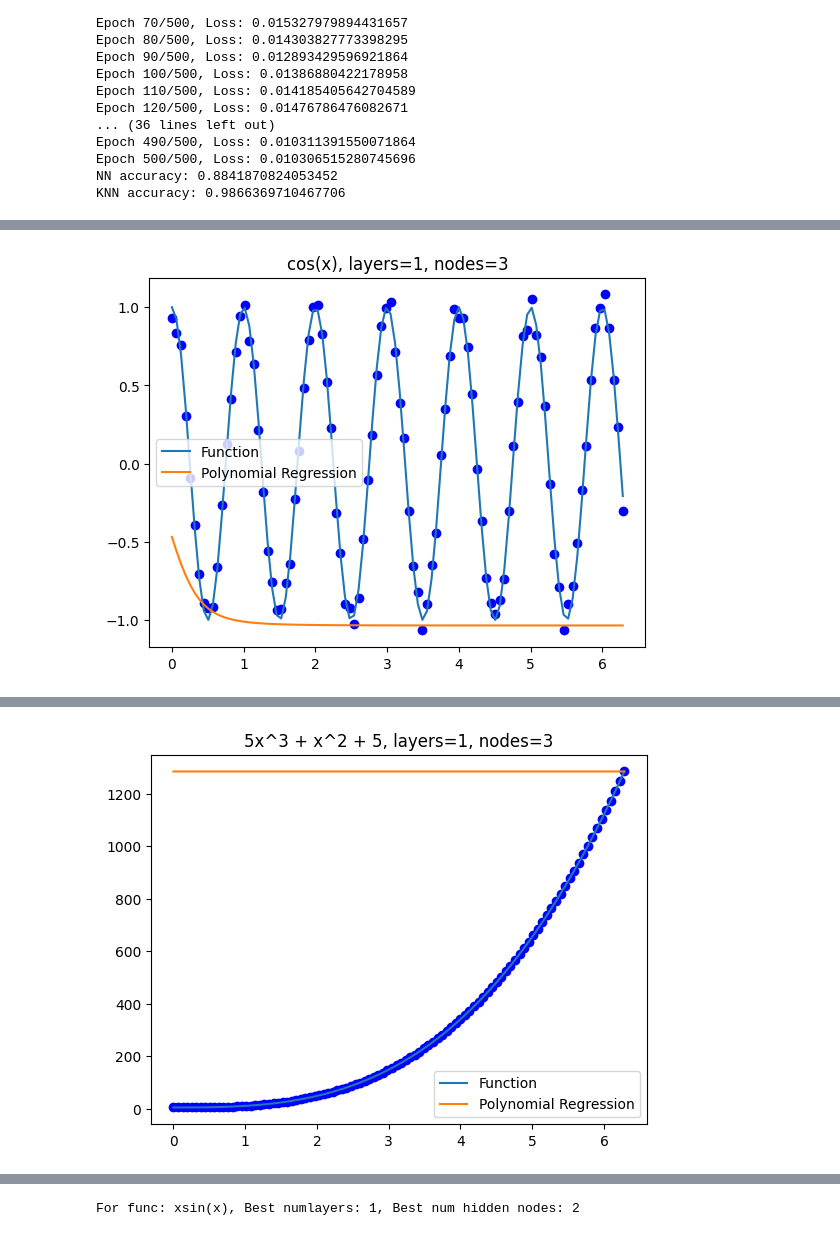
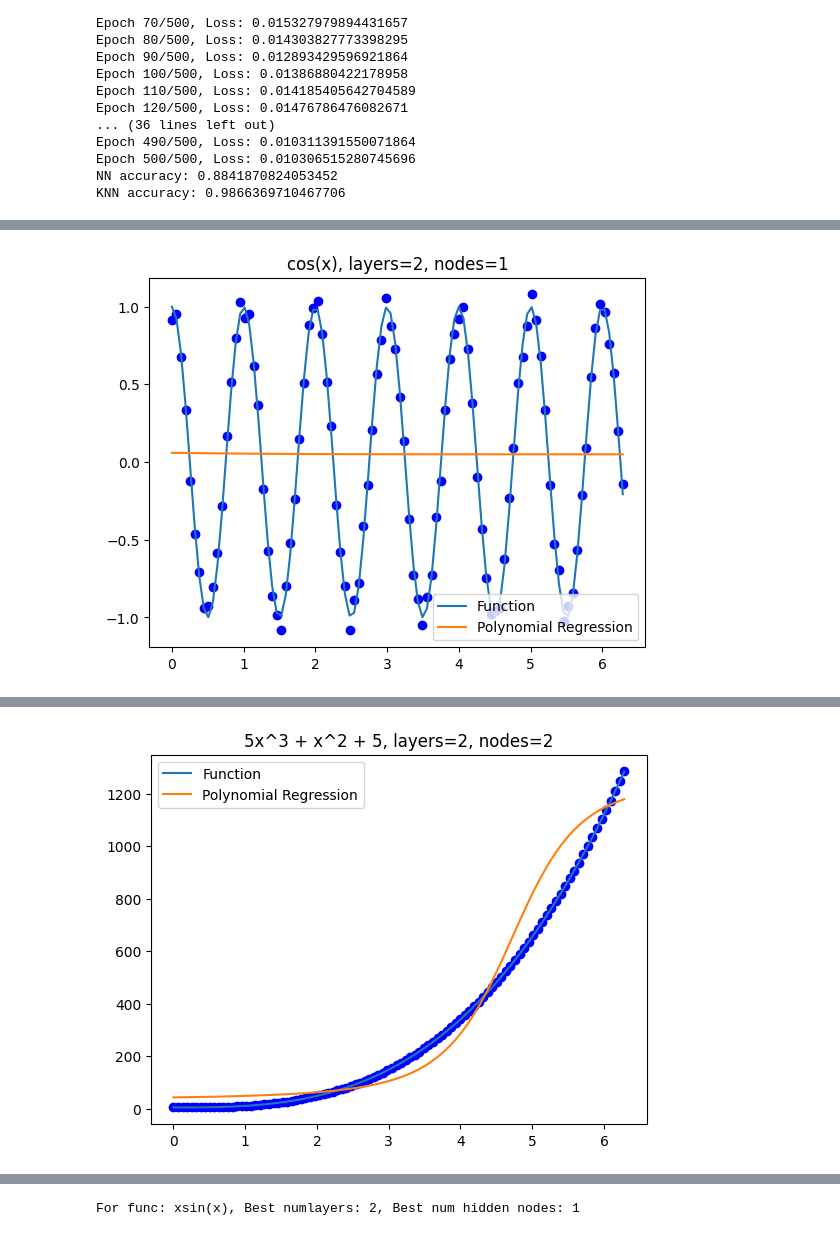
Before and after one commit to wbondarchuk/Neurals, a Jupyter notebook: NN.ipynb, the cells around one changed output, grey strips where cells are left out. Cells and saved outputs as stored; diff of their text form; code cells hidden in the pictures.

```diff
--- a/NN.ipynb
+++ b/NN.ipynb
@@ -318,8 +318,8 @@ for func, func_name in [
     min_val = np.min(y)
     max_val = np.max(y)
     y_norm = (y - min_val) / (max_val - min_val)
-    model = find_best_model(models, x, y, 2)
-    model.fit(x, y)
+    model = find_best_model(models, x, y_norm, 2)
+    model.fit(x, y_norm)
     y_pred_norm = model.predict(x)
     y_pred = y_pred_norm * (max_val - min_val) + min_val
     best_num_hidden_layers = get_num_hidden_layers(model)
@@ -357 +357 @@ Epoch 200/200, Loss: 0.4833292033164865
-[figure, old version]
+[figure, new version]
@@ -375 +375 @@ Epoch 200/200, Loss: 244913.3973894361
-[figure, old version]
+[figure, new version]
@@ -394 +394 @@ Epoch 200/200, Loss: 6.7988084210416
-For func: xsin(x), Best numlayers: 1, Best num hidden nodes: 2
+For func: xsin(x), Best numlayers: 2, Best num hidden nodes: 1
```
Also changed, not shown: parts of 1 cell of this notebook.
